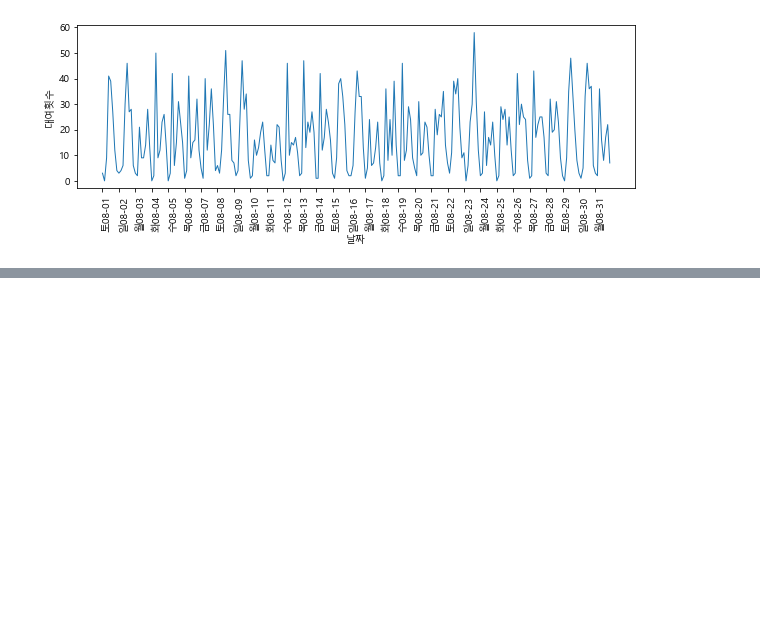
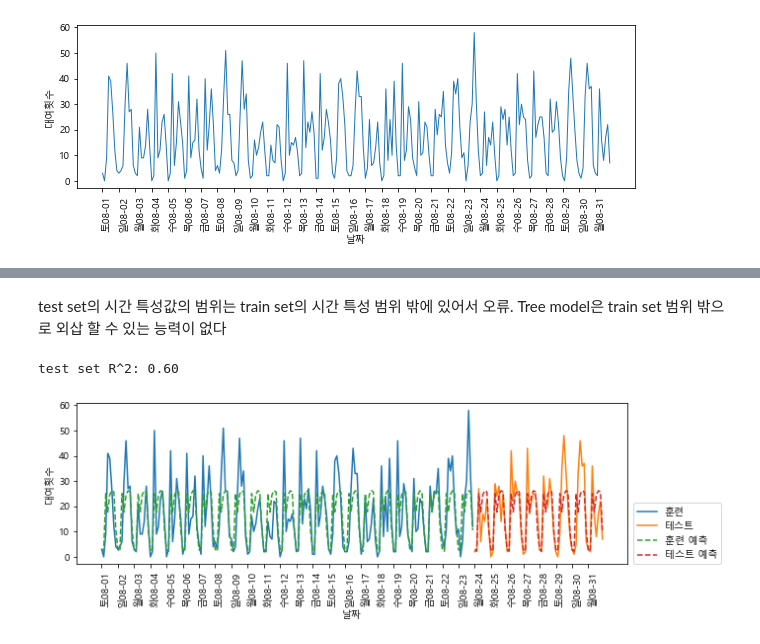
Before and after one commit to ikeven94/py_repo, a Jupyter notebook: Feature_Engineering.ipynb, the cells around one changed output, grey strips where cells are left out. Saved outputs shown, nothing was run; the diff lists cells and outputs as text; code cells hidden in the pictures; blank space fills up the shorter version.

```diff
--- a/Feature_Engineering.ipynb
+++ b/Feature_Engineering.ipynb
@@ -658,0 +700,9 @@ Text(0, 0.5, '대여횟수')
+# %% [markdown]
+test set의 시간 특성값의 범위는 train set의 시간 특성 범위 밖에 있어서 오류.
+Tree model은 train set 범위 밖으로 외삽 할 수 있는 능력이 없다
+# %%
+X_hour = citibike.index.hour.values.reshape(-1,1)
+eval_on_features(X_hour,y,regressor)
+# %% [output]
+test set R^2: 0.60
+[figure, added]
```
Also changed, not shown: parts of 18 cells of this notebook.
